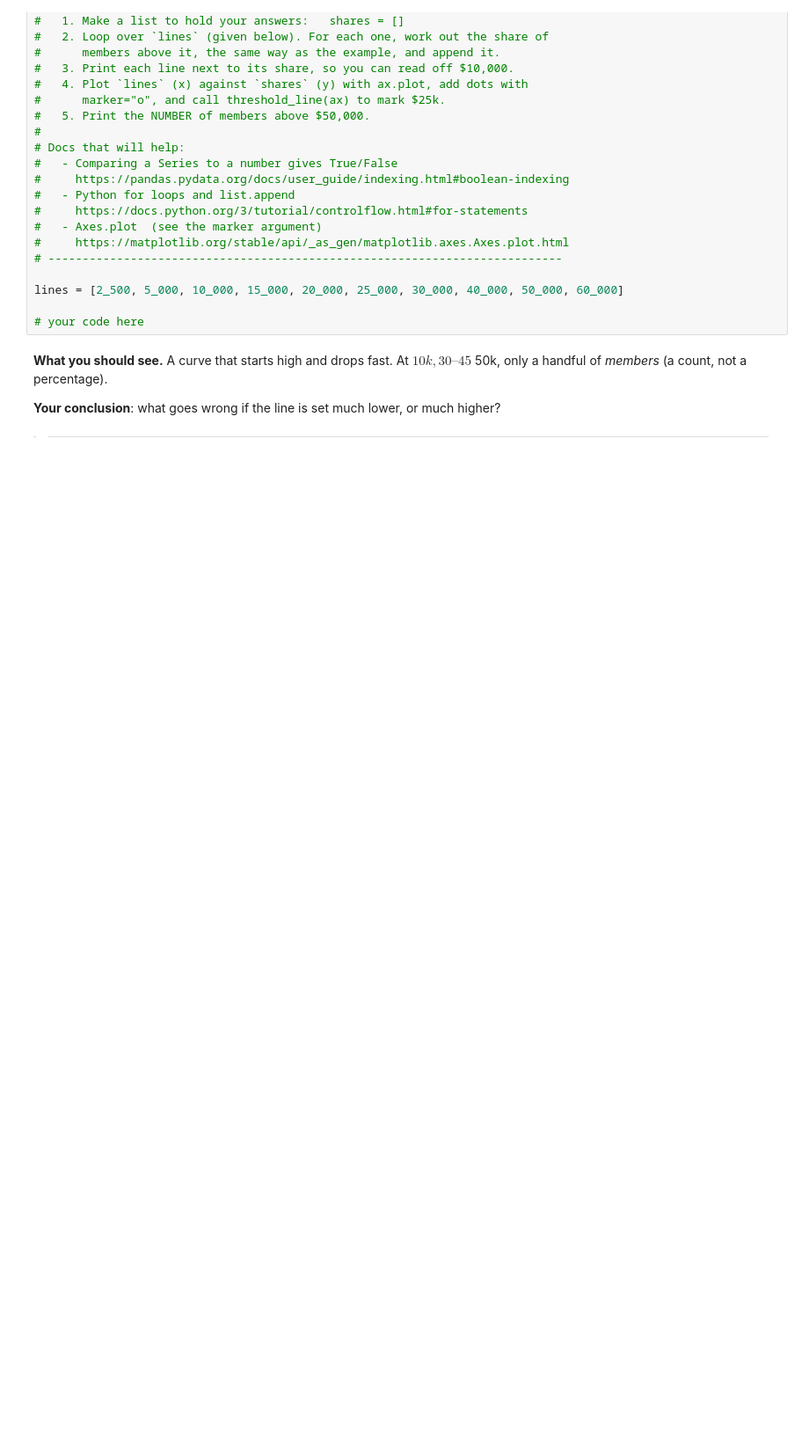
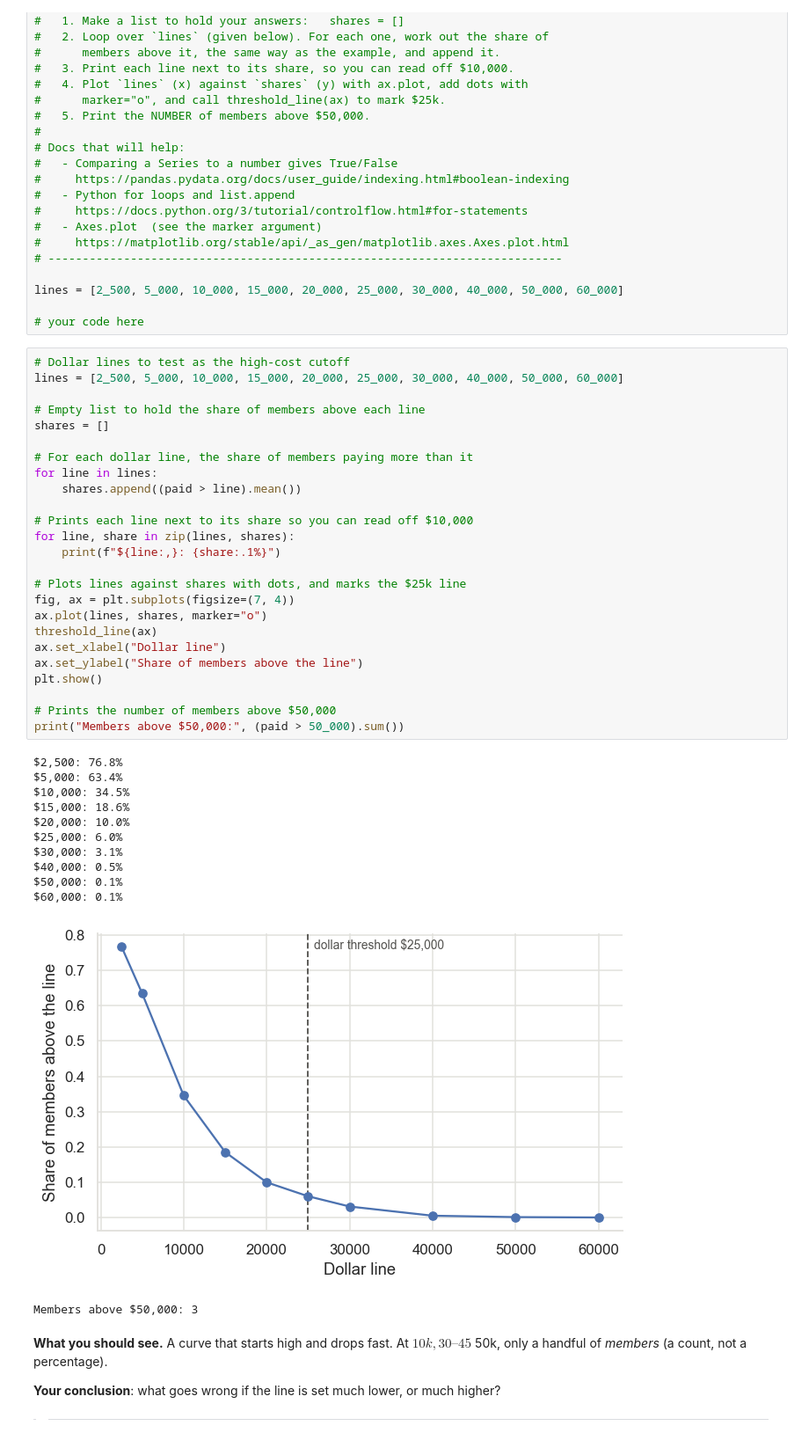
Before and after one commit to GeofreyMacharia/claims-cost-predictor, a Jupyter notebook: notebooks/week-02-eda.ipynb, the cells around one changed output. Shown at 88% size. Drawn from its saved outputs; the diff is of its cells as text; blank space fills up the shorter version.

```diff
--- a/notebooks/week-02-eda.ipynb
+++ b/notebooks/week-02-eda.ipynb
@@ -367,6 +494,44 @@ everyone is tall; set it at 7 feet and almost nobody is.
 lines = [2_500, 5_000, 10_000, 15_000, 20_000, 25_000, 30_000, 40_000, 50_000, 60_000]
 
 # your code here
+# %%
+# Dollar lines to test as the high-cost cutoff
+lines = [2_500, 5_000, 10_000, 15_000, 20_000, 25_000, 30_000, 40_000, 50_000, 60_000]
+
+# Empty list to hold the share of members above each line
+shares = []
+
+# For each dollar line, the share of members paying more than it
+for line in lines:
+    shares.append((paid > line).mean())
+
+# Prints each line next to its share so you can read off $10,000
+for line, share in zip(lines, shares):
+    print(f"${line:,}: {share:.1%}")
+
+# Plots lines against shares with dots, and marks the $25k line
+fig, ax = plt.subplots(figsize=(7, 4))
+ax.plot(lines, shares, marker="o")
+threshold_line(ax)
+ax.set_xlabel("Dollar line")
+ax.set_ylabel("Share of members above the line")
+plt.show()
+
+# Prints the number of members above $50,000
+print("Members above $50,000:", (paid > 50_000).sum())
+# %% [output]
+$2,500: 76.8%
+$5,000: 63.4%
+$10,000: 34.5%
+$15,000: 18.6%
+$20,000: 10.0%
+$25,000: 6.0%
+$30,000: 3.1%
+$40,000: 0.5%
+$50,000: 0.1%
+$60,000: 0.1%
+[figure, added]
+Members above $50,000: 3
 # %% [markdown]
 **What you should see.** A curve that starts high and drops fast. At $10k,
 30–45% of members are over the line; above $50k, only a handful of *members*
```
Also changed, not shown: parts of 29 cells of this notebook.
